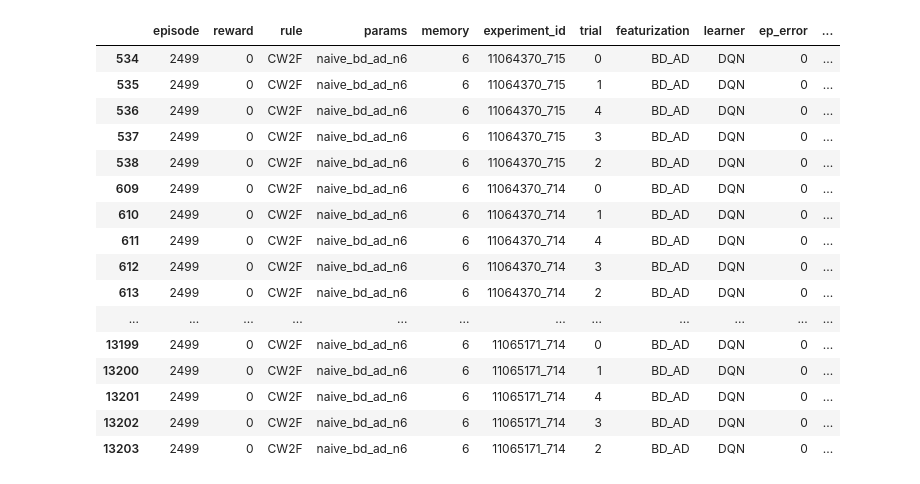
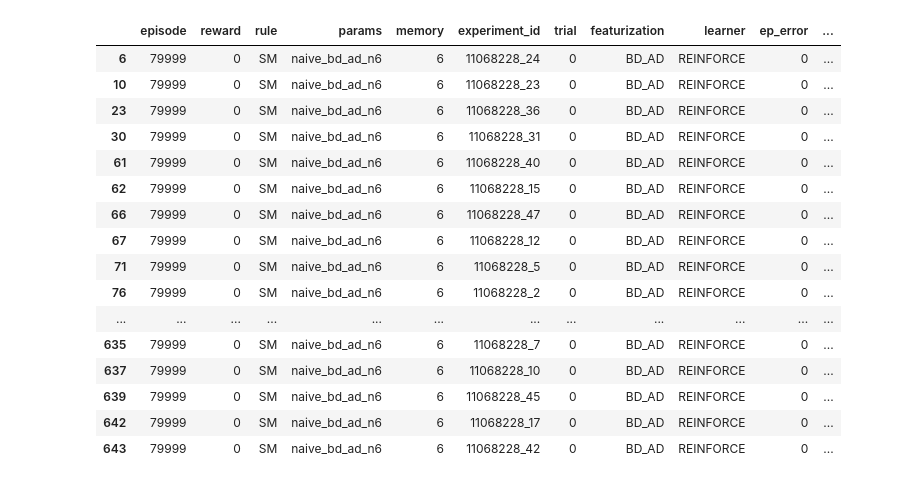
Before and after one commit to epulick/gohr, a Jupyter notebook: misc/neurips_ml_processing.ipynb, the cells around one changed output. Drawn from its saved outputs; the diff is of its cells as text; code cells hidden in the pictures.

Commit message:
neurips cleanup

```diff
--- a/misc/neurips_ml_processing.ipynb
+++ b/misc/neurips_ml_processing.ipynb
@@ -20,16 +22,16 @@ class SafeLoaderIgnoreUnknown(yaml.SafeLoader):
 SafeLoaderIgnoreUnknown.add_constructor(None, SafeLoaderIgnoreUnknown.ignore_unknown)
 
 # Location of rule runs
-rule_runs_path = "/Users/eric/repos/gohr/active/outputs/neurips_2023/long_final_runs/"
-#rule_runs_path = "/Users/eric/repos/gohr/active/outputs/500_test/"
+rule_runs_path = "/Users/eric/repos/gohr/active/outputs/neurips_2023/mosaic/"
+#rule_runs_path = "/Users/eric/repos/gohr/active/outputs/neurips_2023/common_final/"
 cluster_runs = [name for name in os.listdir(rule_runs_path) if name!=".DS_Store"]
-# runs_to_analyze = ["naive_bd_ad_n2","naive_bd_ad_n4","naive_bd_ad_n6","naive_bd_ad_n8",
-#                    "naive_bs_ad_n2","naive_bs_ad_n4","naive_bs_ad_n6","naive_bs_ad_n8",
-#                    "naive_bd_as_n2","naive_bd_as_n4","naive_bd_as_n6","naive_bd_as_n8",
-#                    "naive_bda_as_n2","naive_bda_as_n4","naive_bda_as_n6","naive_bda_as_n8",
-#                    "naive_bs_as_n2","naive_bs_as_n4","naive_bs_as_n6","naive_bs_as_n8",
-#                    "naive_bsd_asd_n2","naive_bsd_asd_n4","naive_bsd_asd_n6","naive_bsd_asd_n8"]
-runs_to_analyze=["naive_bd_ad_n6","naive_bd_ad_n8"]
+runs_to_analyze = ["naive_bd_ad_n2","naive_bd_ad_n4","naive_bd_ad_n6","naive_bd_ad_n8",
+                   "naive_bs_ad_n2","naive_bs_ad_n4","naive_bs_ad_n6","naive_bs_ad_n8",
+                   "naive_bd_as_n2","naive_bd_as_n4","naive_bd_as_n6","naive_bd_as_n8",
+                   "naive_bda_as_n2","naive_bda_as_n4","naive_bda_as_n6","naive_bda_as_n8",
+                   "naive_bs_as_n2","naive_bs_as_n4","naive_bs_as_n6","naive_bs_as_n8",
+                   "naive_bsd_asd_n2","naive_bsd_asd_n4","naive_bsd_asd_n6","naive_bsd_asd_n8"]
+#runs_to_analyze=["naive_bd_ad_n6","naive_bd_ad_n8"]
 
 # Create lists that will hold dataframes for concatenation
 episode_df_list = []
@@ -99,7 +101,7 @@ for cluster_run in cluster_runs:
 
                 # DQN
                 #converged = (delta/(delta_horizon*9+delta))<0.001
-                converged = (delta/(delta_horizon*9+delta))<0.003
+                converged = (delta/(delta_horizon*9+delta))<0.0025
                 #trial_results["converged"]=converged
                 term_entry = trial_results.iloc[-1].to_frame().transpose()
                 tce = term_entry.cumulative_error
@@ -254,20 +420,20 @@ No artists with labels found to put in legend.  Note that artists whose label st
 # %%
-display(terminal_results_df.query("memory==6 & featurization=='BD_AD' & rule=='CW2F'"))
+display(terminal_results_df.query("memory==6 & featurization=='BD_AD' & rule=='SM'"))
 # %% [output]
 |  | episode | reward | rule | params | memory | experiment_id | trial | featurization | learner | ep_error | ... |
-| 534 | 2499 | 0 | CW2F | naive_bd_ad_n6 | 6 | 11064370_715 | 0 | BD_AD | DQN | 0 | ... |
-| 535 | 2499 | 0 | CW2F | naive_bd_ad_n6 | 6 | 11064370_715 | 1 | BD_AD | DQN | 0 | ... |
-| 536 | 2499 | 0 | CW2F | naive_bd_ad_n6 | 6 | 11064370_715 | 4 | BD_AD | DQN | 0 | ... |
-| 537 | 2499 | 0 | CW2F | naive_bd_ad_n6 | 6 | 11064370_715 | 3 | BD_AD | DQN | 0 | ... |
-| 538 | 2499 | 0 | CW2F | naive_bd_ad_n6 | 6 | 11064370_715 | 2 | BD_AD | DQN | 0 | ... |
-| 609 | 2499 | 0 | CW2F | naive_bd_ad_n6 | 6 | 11064370_714 | 0 | BD_AD | DQN | 0 | ... |
-| 610 | 2499 | 0 | CW2F | naive_bd_ad_n6 | 6 | 11064370_714 | 1 | BD_AD | DQN | 0 | ... |
-| 611 | 2499 | 0 | CW2F | naive_bd_ad_n6 | 6 | 11064370_714 | 4 | BD_AD | DQN | 0 | ... |
-| 612 | 2499 | 0 | CW2F | naive_bd_ad_n6 | 6 | 11064370_714 | 3 | BD_AD | DQN | 0 | ... |
-| 613 | 2499 | 0 | CW2F | naive_bd_ad_n6 | 6 | 11064370_714 | 2 | BD_AD | DQN | 0 | ... |
+| 6 | 79999 | 0 | SM | naive_bd_ad_n6 | 6 | 11068228_24 | 0 | BD_AD | REINFORCE | 0 | ... |
+| 10 | 79999 | 0 | SM | naive_bd_ad_n6 | 6 | 11068228_23 | 0 | BD_AD | REINFORCE | 0 | ... |
+| 23 | 79999 | 0 | SM | naive_bd_ad_n6 | 6 | 11068228_36 | 0 | BD_AD | REINFORCE | 0 | ... |
+| 30 | 79999 | 0 | SM | naive_bd_ad_n6 | 6 | 11068228_31 | 0 | BD_AD | REINFORCE | 0 | ... |
+| 61 | 79999 | 0 | SM | naive_bd_ad_n6 | 6 | 11068228_40 | 0 | BD_AD | REINFORCE | 0 | ... |
+| 62 | 79999 | 0 | SM | naive_bd_ad_n6 | 6 | 11068228_15 | 0 | BD_AD | REINFORCE | 0 | ... |
+| 66 | 79999 | 0 | SM | naive_bd_ad_n6 | 6 | 11068228_47 | 0 | BD_AD | REINFORCE | 0 | ... |
+| 67 | 79999 | 0 | SM | naive_bd_ad_n6 | 6 | 11068228_12 | 0 | BD_AD | REINFORCE | 0 | ... |
+| 71 | 79999 | 0 | SM | naive_bd_ad_n6 | 6 | 11068228_5 | 0 | BD_AD | REINFORCE | 0 | ... |
+| 76 | 79999 | 0 | SM | naive_bd_ad_n6 | 6 | 11068228_2 | 0 | BD_AD | REINFORCE | 0 | ... |
 | ... | ... | ... | ... | ... | ... | ... | ... | ... | ... | ... | ... |
-| 13199 | 2499 | 0 | CW2F | naive_bd_ad_n6 | 6 | 11065171_714 | 0 | BD_AD | DQN | 0 | ... |
-| 13200 | 2499 | 0 | CW2F | naive_bd_ad_n6 | 6 | 11065171_714 | 1 | BD_AD | DQN | 0 | ... |
-| 13201 | 2499 | 0 | CW2F | naive_bd_ad_n6 | 6 | 11065171_714 | 4 | BD_AD | DQN | 0 | ... |
-| 13202 | 2499 | 0 | CW2F | naive_bd_ad_n6 | 6 | 11065171_714 | 3 | BD_AD | DQN | 0 | ... |
-| 13203 | 2499 | 0 | CW2F | naive_bd_ad_n6 | 6 | 11065171_714 | 2 | BD_AD | DQN | 0 | ... |
+| 635 | 79999 | 0 | SM | naive_bd_ad_n6 | 6 | 11068228_7 | 0 | BD_AD | REINFORCE | 0 | ... |
+| 637 | 79999 | 0 | SM | naive_bd_ad_n6 | 6 | 11068228_10 | 0 | BD_AD | REINFORCE | 0 | ... |
+| 639 | 79999 | 0 | SM | naive_bd_ad_n6 | 6 | 11068228_45 | 0 | BD_AD | REINFORCE | 0 | ... |
+| 642 | 79999 | 0 | SM | naive_bd_ad_n6 | 6 | 11068228_17 | 0 | BD_AD | REINFORCE | 0 | ... |
+| 643 | 79999 | 0 | SM | naive_bd_ad_n6 | 6 | 11068228_42 | 0 | BD_AD | REINFORCE | 0 | ... |
```
Also changed, not shown: parts of 26 cells of this notebook, 5 other files.
